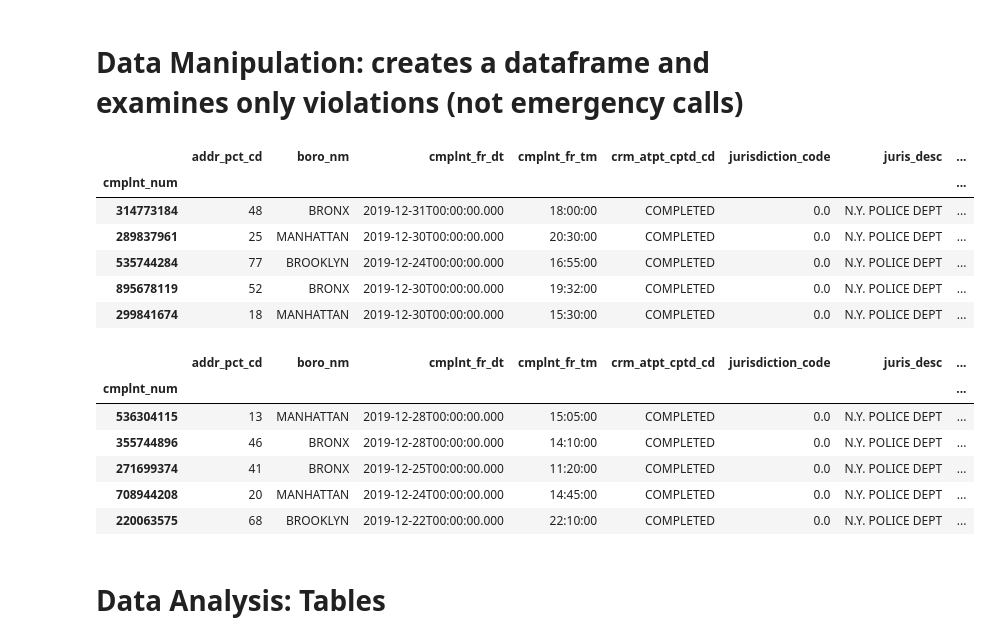
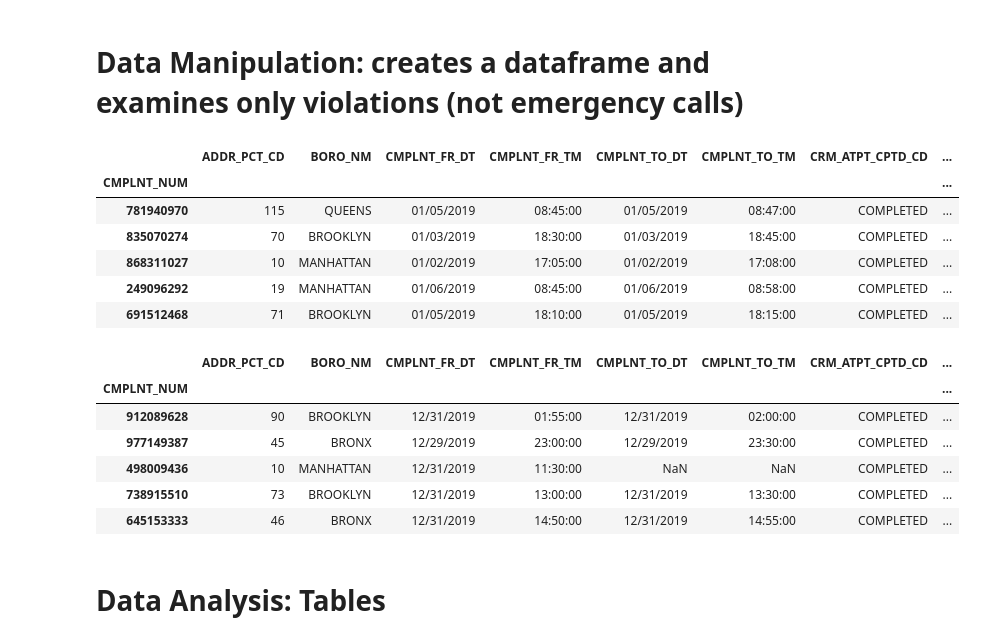
Before and after one commit to schmeks/911-311_Complaints, a Jupyter notebook: 311_Complaint_Data.ipynb, the cells around one changed output. Drawn from its saved outputs; the diff is of its cells as text; code cells hidden in the pictures.

```diff
--- a/311_Complaint_Data.ipynb
+++ b/311_Complaint_Data.ipynb
@@ -70,0 +51,6 @@ ParserError: ignored
+# %%
+# Import csv, ignoring errors
+
+results = pd.read_csv('https://raw.githubusercontent.com/schmeks/911-311_Complaints/master/NYPDViolationData.csv', error_bad_lines=False)
+results_df = results.copy()
+print('data loaded successfully')
@@ -73,31 +70,31 @@ ParserError: ignored
 # %%
 # Create a copy and make cmplnt_num the index
 complaints_df = results_df.copy()
-complaints_df.set_index('cmplnt_num', inplace = True)
+complaints_df.set_index('CMPLNT_NUM', inplace = True)
 
 complaints_df.head()
 # %% [output]
-|  | addr_pct_cd | boro_nm | cmplnt_fr_dt | cmplnt_fr_tm | crm_atpt_cptd_cd | jurisdiction_code | juris_desc | ... |
-| cmplnt_num |  |  |  |  |  |  |  | ... |
-| 314773184 | 48 | BRONX | 2019-12-31T00:00:00.000 | 18:00:00 | COMPLETED | 0.0 | N.Y. POLICE DEPT | ... |
-| 289837961 | 25 | MANHATTAN | 2019-12-30T00:00:00.000 | 20:30:00 | COMPLETED | 0.0 | N.Y. POLICE DEPT | ... |
-| 535744284 | 77 | BROOKLYN | 2019-12-24T00:00:00.000 | 16:55:00 | COMPLETED | 0.0 | N.Y. POLICE DEPT | ... |
-| 895678119 | 52 | BRONX | 2019-12-30T00:00:00.000 | 19:32:00 | COMPLETED | 0.0 | N.Y. POLICE DEPT | ... |
-| 299841674 | 18 | MANHATTAN | 2019-12-30T00:00:00.000 | 15:30:00 | COMPLETED | 0.0 | N.Y. POLICE DEPT | ... |
+|  | ADDR_PCT_CD | BORO_NM | CMPLNT_FR_DT | CMPLNT_FR_TM | CMPLNT_TO_DT | CMPLNT_TO_TM | CRM_ATPT_CPTD_CD | ... |
+| CMPLNT_NUM |  |  |  |  |  |  |  | ... |
+| 781940970 | 115 | QUEENS | 01/05/2019 | 08:45:00 | 01/05/2019 | 08:47:00 | COMPLETED | ... |
+| 835070274 | 70 | BROOKLYN | 01/03/2019 | 18:30:00 | 01/03/2019 | 18:45:00 | COMPLETED | ... |
+| 868311027 | 10 | MANHATTAN | 01/02/2019 | 17:05:00 | 01/02/2019 | 17:08:00 | COMPLETED | ... |
+| 249096292 | 19 | MANHATTAN | 01/06/2019 | 08:45:00 | 01/06/2019 | 08:58:00 | COMPLETED | ... |
+| 691512468 | 71 | BROOKLYN | 01/05/2019 | 18:10:00 | 01/05/2019 | 18:15:00 | COMPLETED | ... |
 # %%
 # Cut down data just to law_cat_cd = VIOLATION
 
-violations = complaints_df[complaints_df['law_cat_cd'] == "VIOLATION"].copy()
-sorted_violations = violations.sort_values(by = ["rpt_dt"], ascending = False)
+violations = complaints_df[complaints_df['LAW_CAT_CD'] == "VIOLATION"].copy()
+sorted_violations = violations.sort_values(by = ["RPT_DT"], ascending = False)
 sorted_violations.head()
 # %% [output]
-|  | addr_pct_cd | boro_nm | cmplnt_fr_dt | cmplnt_fr_tm | crm_atpt_cptd_cd | jurisdiction_code | juris_desc | ... |
-| cmplnt_num |  |  |  |  |  |  |  | ... |
-| 536304115 | 13 | MANHATTAN | 2019-12-28T00:00:00.000 | 15:05:00 | COMPLETED | 0.0 | N.Y. POLICE DEPT | ... |
-| 355744896 | 46 | BRONX | 2019-12-28T00:00:00.000 | 14:10:00 | COMPLETED | 0.0 | N.Y. POLICE DEPT | ... |
-| 271699374 | 41 | BRONX | 2019-12-25T00:00:00.000 | 11:20:00 | COMPLETED | 0.0 | N.Y. POLICE DEPT | ... |
-| 708944208 | 20 | MANHATTAN | 2019-12-24T00:00:00.000 | 14:45:00 | COMPLETED | 0.0 | N.Y. POLICE DEPT | ... |
-| 220063575 | 68 | BROOKLYN | 2019-12-22T00:00:00.000 | 22:10:00 | COMPLETED | 0.0 | N.Y. POLICE DEPT | ... |
+|  | ADDR_PCT_CD | BORO_NM | CMPLNT_FR_DT | CMPLNT_FR_TM | CMPLNT_TO_DT | CMPLNT_TO_TM | CRM_ATPT_CPTD_CD | ... |
+| CMPLNT_NUM |  |  |  |  |  |  |  | ... |
+| 912089628 | 90 | BROOKLYN | 12/31/2019 | 01:55:00 | 12/31/2019 | 02:00:00 | COMPLETED | ... |
+| 977149387 | 45 | BRONX | 12/29/2019 | 23:00:00 | 12/29/2019 | 23:30:00 | COMPLETED | ... |
+| 498009436 | 10 | MANHATTAN | 12/31/2019 | 11:30:00 | NaN | NaN | COMPLETED | ... |
+| 738915510 | 73 | BROOKLYN | 12/31/2019 | 13:00:00 | 12/31/2019 | 13:30:00 | COMPLETED | ... |
+| 645153333 | 46 | BRONX | 12/31/2019 | 14:50:00 | 12/31/2019 | 14:55:00 | COMPLETED | ... |
 # %% [markdown]
 # Data Analysis: Tables
 # %%
```
Also changed, not shown: parts of 23 cells of this notebook.
